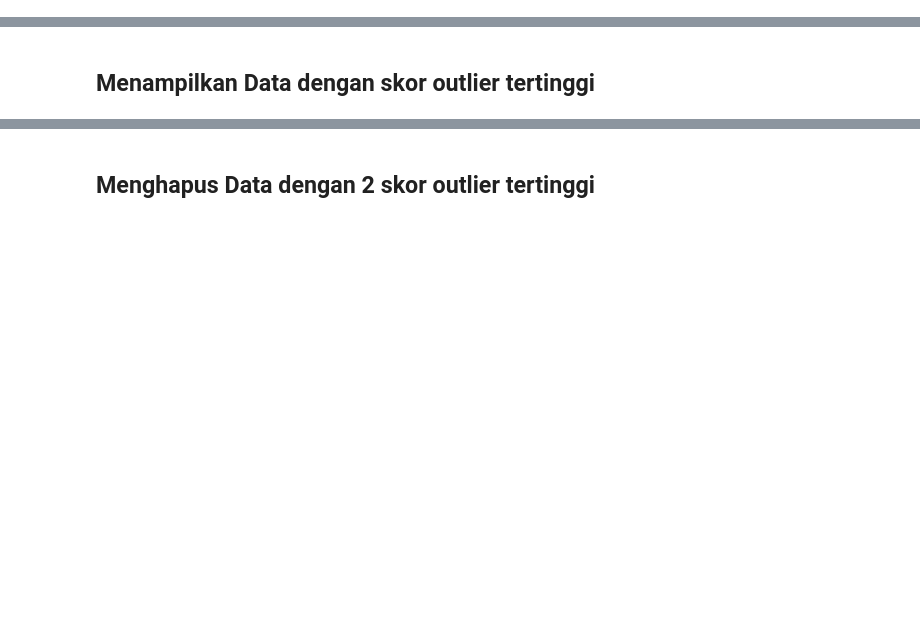
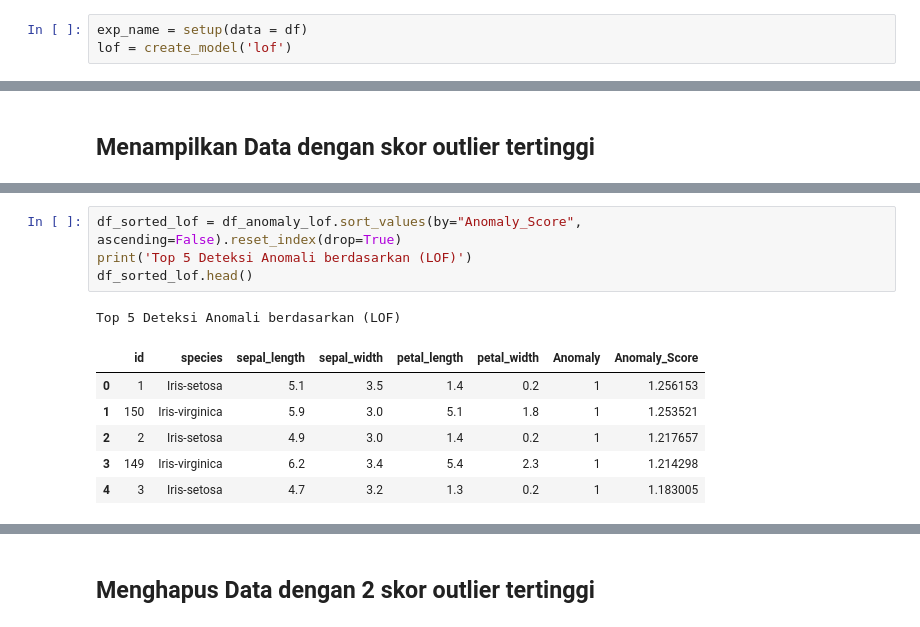
Before and after one commit to Ryzalll/PSD, a Jupyter notebook: _build/jupyter_execute/outlier-detection.ipynb, the cells around one changed output, grey strips where cells are left out. Drawn from its saved outputs; the diff is of its cells as text; blank space fills up the shorter version.

```diff
--- a/_build/jupyter_execute/outlier-detection.ipynb
+++ b/_build/jupyter_execute/outlier-detection.ipynb
@@ -37,0 +64,3 @@ plot_model(abod, plot = 'tsne')
+# %%
+exp_name = setup(data = df)
+lof = create_model('lof')
@@ -52,3 +132,15 @@ df_sorted.head()
 | 2 | 119 | Iris-virginica | 7.7 | 2.6 | 6.9 | 2.3 | 1 | -0.005204 |
 | 3 | 118 | Iris-virginica | 7.7 | 3.8 | 6.7 | 2.2 | 1 | -0.005361 |
 | 4 | 120 | Iris-virginica | 6.0 | 2.2 | 5.0 | 1.5 | 1 | -0.006080 |
+# %%
+df_sorted_lof = df_anomaly_lof.sort_values(by="Anomaly_Score", ascending=False).reset_index(drop=True)
+print('Top 5 Deteksi Anomali berdasarkan (LOF)')
+df_sorted_lof.head()
+# %% [output]
+Top 5 Deteksi Anomali berdasarkan (LOF)
+|  | id | species | sepal_length | sepal_width | petal_length | petal_width | Anomaly | Anomaly_Score |
+| 0 | 1 | Iris-setosa | 5.1 | 3.5 | 1.4 | 0.2 | 1 | 1.256153 |
+| 1 | 150 | Iris-virginica | 5.9 | 3.0 | 5.1 | 1.8 | 1 | 1.253521 |
+| 2 | 2 | Iris-setosa | 4.9 | 3.0 | 1.4 | 0.2 | 1 | 1.217657 |
+| 3 | 149 | Iris-virginica | 6.2 | 3.4 | 5.4 | 2.3 | 1 | 1.214298 |
+| 4 | 3 | Iris-setosa | 4.7 | 3.2 | 1.3 | 0.2 | 1 | 1.183005 |
```
Also changed, not shown: parts of 18 cells of this notebook, 13 other files.
